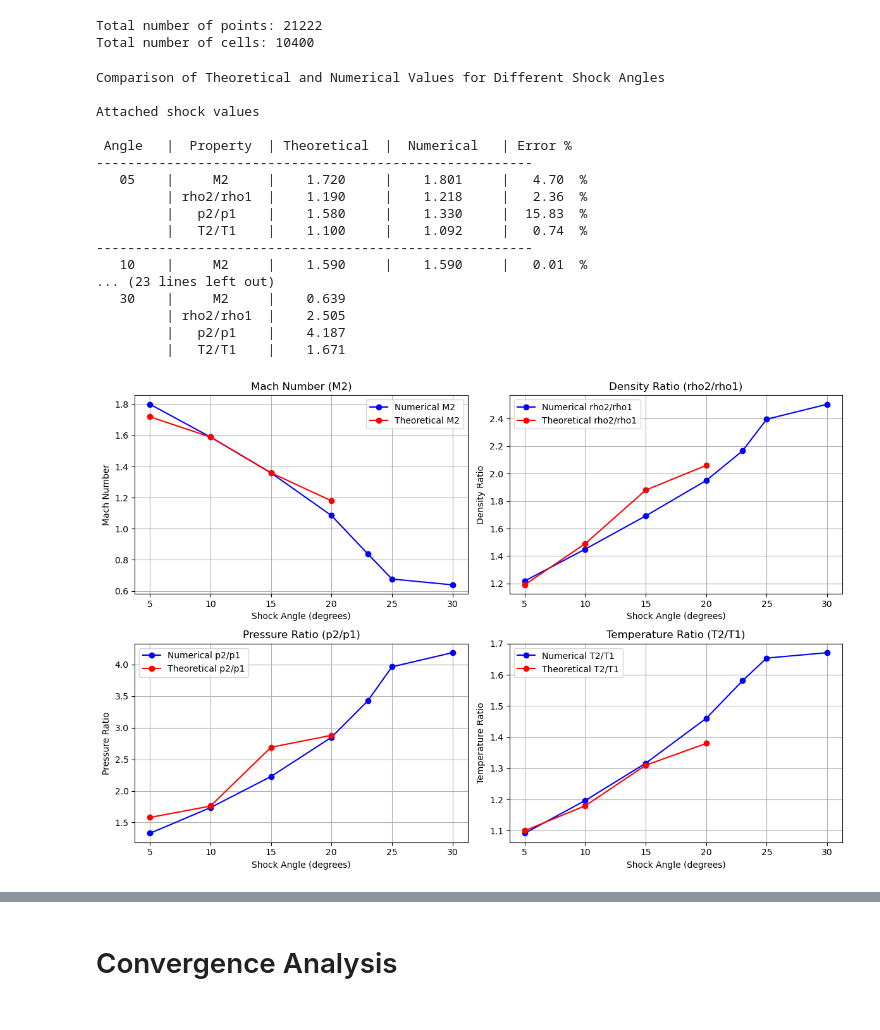
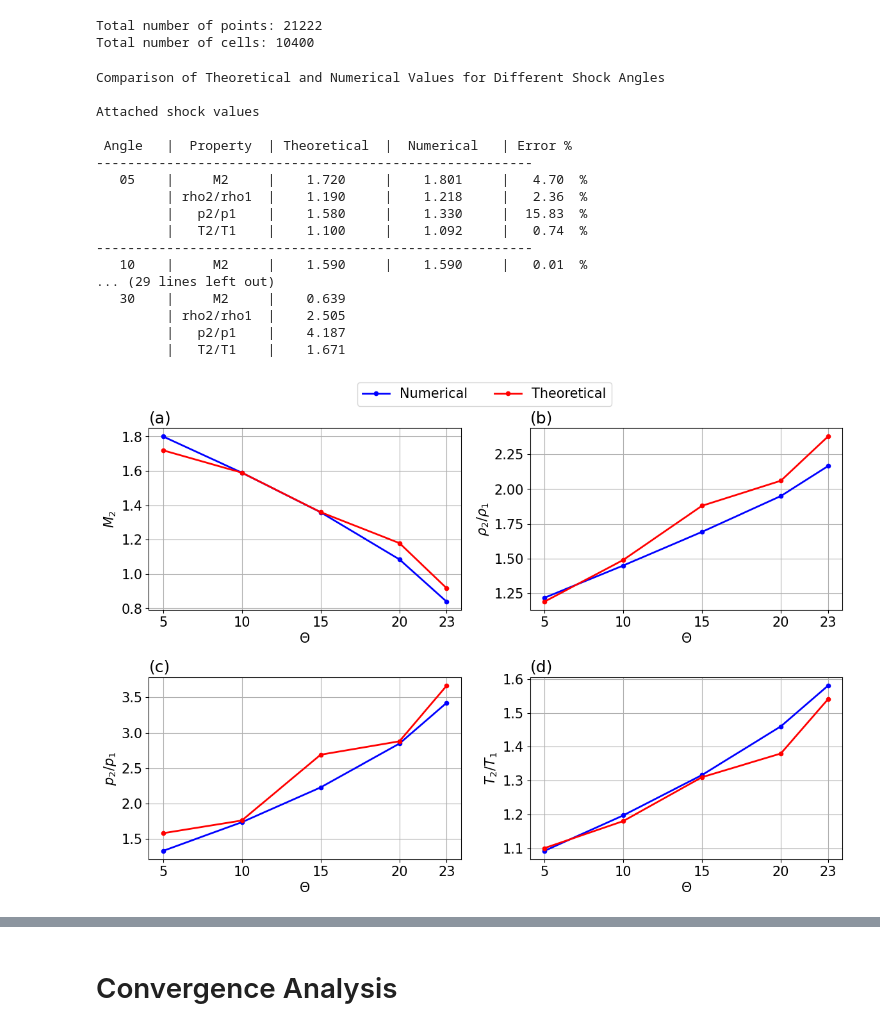
Before and after one commit to JanHab/SuperSonicWedgeFoam, a Jupyter notebook: PythonVis.ipynb, the cells around one changed output, grey strips where cells are left out. Saved outputs shown, nothing was run; the diff lists cells and outputs as text; code cells hidden in the pictures.

Commit message:
combine figures

```diff
--- a/PythonVis.ipynb
+++ b/PythonVis.ipynb
@@ -6,6 +6,20 @@ import pandas as pd
 import numpy as np
 import os
 from tqdm import tqdm
+# %%
+import matplotlib as mpl
+
+mpl.rcParams['axes.grid'] = True
+mpl.rcParams['axes.labelsize'] = 15
+mpl.rcParams['figure.labelsize'] = 'large'
+mpl.rcParams['font.size'] = 15
+mpl.rcParams['legend.fontsize'] = 'medium'
+mpl.rcParams['legend.markerscale'] = 1.0
+mpl.rcParams['lines.linewidth'] = 2
+mpl.rcParams['lines.markersize'] = 4.5
+savefig_directory = '../Figures/'
+mpl.rcParams['xtick.labelsize'] = 15
+mpl.rcParams['ytick.labelsize'] = 15
 # %%
 # Case files
 angles = ['0.091', '0.182', '0.273', '0.364', '0.419', '0.455', '0.546']
@@ -231,13 +244,13 @@ R_ideal = 8.314
 # rho1 = p1 / (molWeight * R_ideal * T1)  # kg/m^3
 
 M2 = np.array([df_['Ma'].values[-1] for df_ in df])
-M2_true = [1.72, 1.59, 1.36, 1.18]
+M2_true = [1.72, 1.59, 1.36, 1.18, 0.917]
 rho2 = np.array([df_['rho'].values[-1] for df_ in df])
-rho2rho1_true = [1.19, 1.49, 1.88, 2.06]
+rho2rho1_true = [1.19, 1.49, 1.88, 2.06, 2.379]
 p2 = np.array([df_['p'].values[-1] for df_ in df])
-p2p1_true = [1.58, 1.76, 2.69, 2.88]
+p2p1_true = [1.58, 1.76, 2.69, 2.88, 3.667]
 T2 = np.array([df_['T'].values[-1] for df_ in df])
-T2T1_true = [1.10, 1.18, 1.31, 1.38]
+T2T1_true = [1.10, 1.18, 1.31, 1.38, 1.541]
 
 # Create a formatted table comparing numerical vs theoretical values
 print("Comparison of Theoretical and Numerical Values for Different Shock Angles\n")
@@ -245,7 +258,7 @@ print('Attached shock values \n')
 print(f"{'Angle':^8} | {'Property':^10} | {'Theoretical':^12} | {'Numerical':^12} | {'Error %':^8}")
 print("-" * 56)
 
-for i in range(4):
+for i in range(5):
     print(f"{Theta[i]:^8} | {'M2':^10} | {M2_true[i]:^12.3f} | {M2[i]:^12.3f} | {abs(M2[i]-M2_true[i])/M2_true[i]*100:^8.2f}%")
     print(f"{' ':^8} | {'rho2/rho1':^10} | {rho2rho1_true[i]:^12.3f} | {rho2[i]/rho1:^12.3f} | {abs(rho2[i]/rho1-rho2rho1_true[i])/rho2rho1_true[i]*100:^8.2f}%")
     print(f"{' ':^8} | {'p2/p1':^10} | {p2p1_true[i]:^12.3f} | {p2[i]/p1:^12.3f} | {abs(p2[i]/p1-p2p1_true[i])/p2p1_true[i]*100:^8.2f}%")
@@ -262,49 +275,53 @@ for i in range(5, 7):
     print(f"{' ':^8} | {'rho2/rho1':^10} | {rho2[i]/rho1:^12.3f}")
     print(f"{' ':^8} | {'p2/p1':^10} | {p2[i]/p1:^12.3f}")
     print(f"{' ':^8} | {'T2/T1':^10} | {T2[i]/T1:^12.3f}")
-    if i < 5:
+    if i < 6:
         print("-" * 32)
 # Plotting the results
 fig, axs = plt.subplots(2, 2, figsize=(12, 8))
 properties = ['M2', 'rho2/rho1', 'p2/p1', 'T2/T1']
 values = [M2, rho2/rho1, p2/p1, T2/T1]
 true_values = [M2_true, rho2rho1_true, p2p1_true, T2T1_true]
-titles = ['Mach Number (M2)', 'Density Ratio (rho2/rho1)', 'Pressure Ratio (p2/p1)', 'Temperature Ratio (T2/T1)']
-y_labels = ['Mach Number', 'Density Ratio', 'Pressure Ratio', 'Temperature Ratio']
+titles = ['(a)', '(b)', '(c)', '(d)']
+y_labels = ['$M_2$', '$\\rho_2 / \\rho_1$', '$p_2 / p_1$', '$T_2 / T_1$']
+
 
 # Plot each property in its respective subplot
 for i, (prop, val, true_val, title, y_label) in enumerate(zip(properties, values, true_values, titles, y_labels)):
     row, col = i // 2, i % 2
     Theta_num = [float(theta) for theta in Theta]  # Exclude the last two angles
-    axs[row, col].plot(Theta_num, val, marker='o', color='blue', label=f'Numerical {prop}')
-    axs[row, col].plot(Theta_num[:-3], true_val, marker='o', color='red', label=f'Theoretical {prop}')
-    axs[row, col].set_title(title)
-    axs[row, col].set_xlabel('Shock Angle (degrees)')
+    axs[row, col].plot(Theta_num[:-2], val[:-2], marker='o', color='blue')
+    axs[row, col].plot(Theta_num[:-2], true_val, marker='o', color='red')
+    axs[row, col].set_title(title, loc='left')
+    axs[row, col].set_xlabel('$\Theta$')
     axs[row, col].set_ylabel(y_label)
-    axs[row, col].legend()
-    axs[row, col].grid()
+axs[0,0].plot([], [], marker='o', color='blue', label='Numerical')
+axs[0,0].plot([], [], marker='o', color='red', label='Theoretical')
+[ax.set_xticks(Theta_num[:-2]) for ax in axs.flatten()]
+# Create a single legend for all subplots
+handles, labels = axs[0,0].get_legend_handles_labels()
+fig.legend(handles, ['Numerical', 'Theoretical'], bbox_to_anchor=(0.69, 1.04), ncol=2)
 # Adjust layout
 plt.tight_layout()
 # Save the figure
-plt.savefig('Figures/angle_value_results.png', dpi=300)
-# Show the figure
+plt.savefig('Figures/angle_value_results.pdf', bbox_inches='tight')
 plt.show()
 # %% [output]
 Comparison of Theoretical and Numerical Values for Different Shock Angles
 
 Attached shock values
 
  Angle   |  Property  | Theoretical  |  Numerical   | Error %
 --------------------------------------------------------
    05    |     M2     |    1.720     |    1.801     |   4.70  %
          | rho2/rho1  |    1.190     |    1.218     |   2.36  %
          |   p2/p1    |    1.580     |    1.330     |  15.83  %
          |   T2/T1    |    1.100     |    1.092     |   0.74  %
 --------------------------------------------------------
    10    |     M2     |    1.590     |    1.590     |   0.01  %
-... (23 lines left out)
+... (29 lines left out)
    30    |     M2     |    0.639
          | rho2/rho1  |    2.505
          |   p2/p1    |    4.187
          |   T2/T1    |    1.671
-[figure, old version]
+[figure, new version]
```
Also changed, not shown: parts of 7 cells of this notebook, 10 other files.
